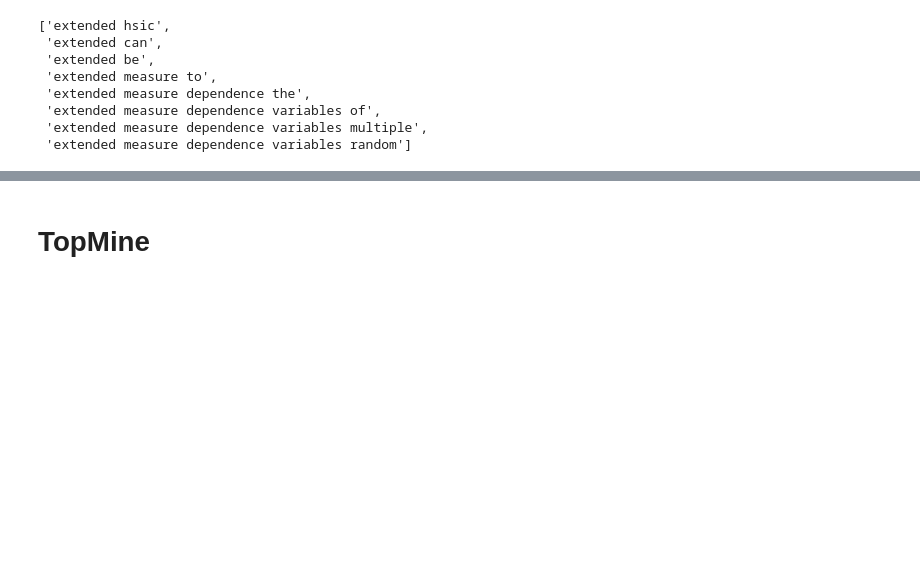
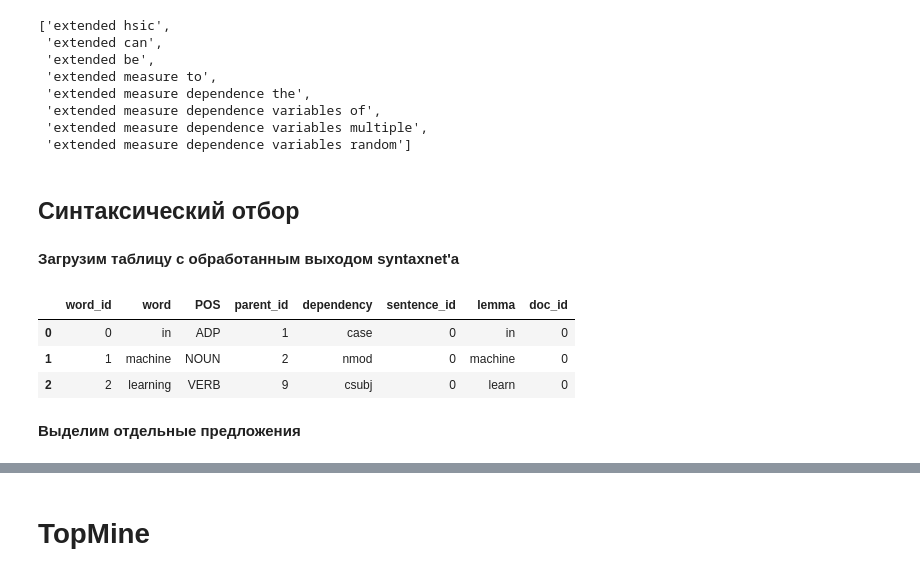
Before and after one commit to NickShatalov/collocations_extractor, a Jupyter notebook: main/main.ipynb, the cells around one changed output, grey strips where cells are left out. Saved outputs shown, nothing was run; the diff lists cells and outputs as text; code cells hidden in the pictures; blank space fills up the shorter version.

```diff
--- a/main/main.ipynb
+++ b/main/main.ipynb
@@ -380,3 +386,20 @@ syntax_branches[1123:1131]
  'extended measure dependence variables of',
  'extended measure dependence variables multiple',
  'extended measure dependence variables random']
+# %% [markdown]
+<a id="syntaxnet_extraction"></a>
+## Синтаксический отбор
+# %% [markdown]
+**Загрузим таблицу с обработанным выходом syntaxnet'а**
+# %%
+with open("syntaxnet_out.pkl", 'rb') as f:
+    syntaxnet_out = pkl.load(f)
+# %%
+syntaxnet_out.head(3)
+# %% [output]
+|  | word_id | word | POS | parent_id | dependency | sentence_id | lemma | doc_id |
+| 0 | 0 | in | ADP | 1 | case | 0 | in | 0 |
+| 1 | 1 | machine | NOUN | 2 | nmod | 0 | machine | 0 |
+| 2 | 2 | learning | VERB | 9 | csubj | 0 | learn | 0 |
+# %% [markdown]
+**Выделим отдельные предложения**
```
Also changed, not shown: parts of 7 cells of this notebook.
